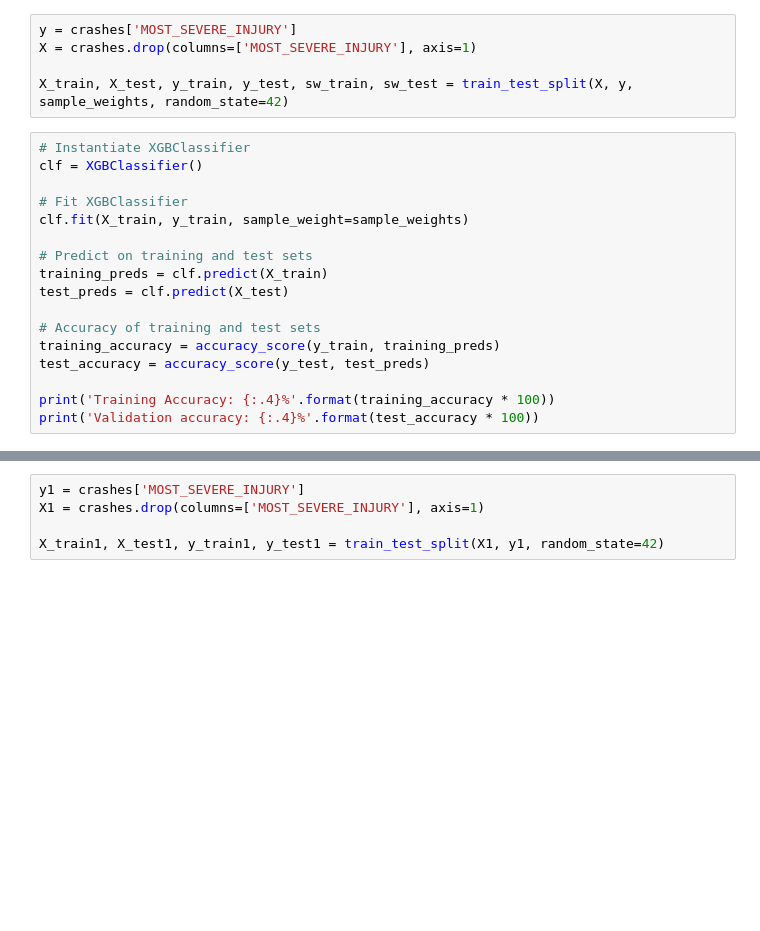
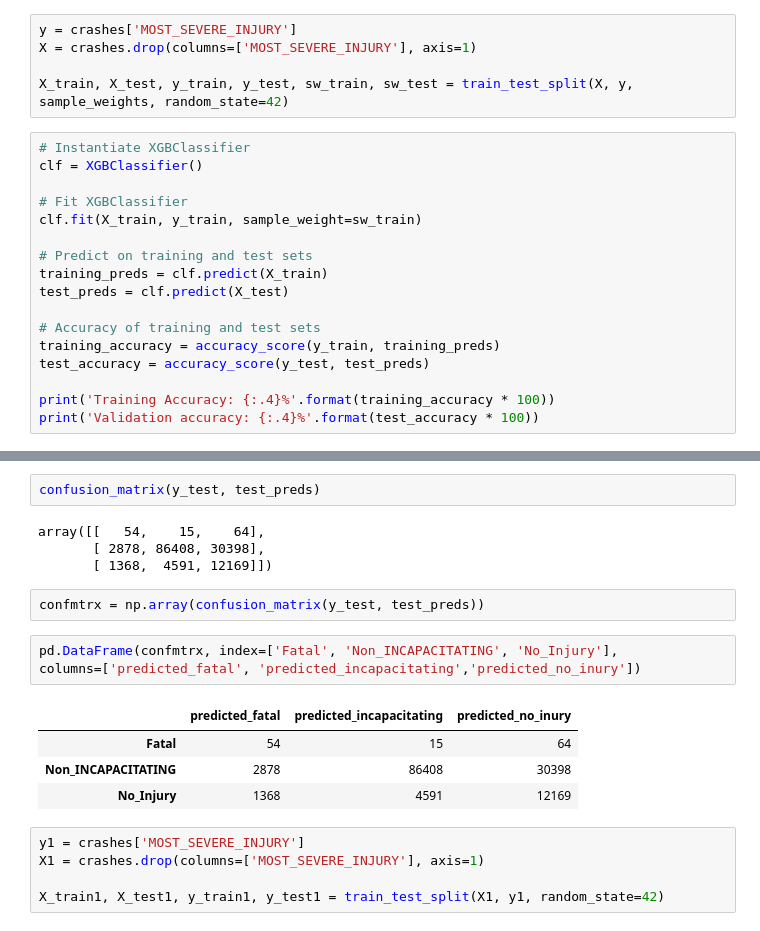
Before and after one commit to alexcasey92/Crash-Severity-Prediction, a Jupyter notebook: technical_notebook.ipynb, the cells around one changed output, grey strips where cells are left out. Saved outputs shown, nothing was run; the diff lists cells and outputs as text; blank space fills up the shorter version.

```diff
--- a/technical_notebook.ipynb
+++ b/technical_notebook.ipynb
@@ -1032,7 +1132,7 @@ X_train, X_test, y_train, y_test, sw_train, sw_test = train_test_split(X, y, sam
 clf = XGBClassifier()
 
 # Fit XGBClassifier
-clf.fit(X_train, y_train, sample_weight=sample_weights)
+clf.fit(X_train, y_train, sample_weight=sw_train)
 
 # Predict on training and test sets
 training_preds = clf.predict(X_train)
@@ -1051,3 +1162,19 @@ plt.show()
+# %%
+confusion_matrix(y_test, test_preds)
+# %% [output]
+array([[   54,    15,    64],
+       [ 2878, 86408, 30398],
+       [ 1368,  4591, 12169]])
+# %%
+confmtrx = np.array(confusion_matrix(y_test, test_preds))
+# %%
+pd.DataFrame(confmtrx, index=['Fatal', 'Non_INCAPACITATING', 'No_Injury'],
+columns=['predicted_fatal', 'predicted_incapacitating','predicted_no_inury'])
+# %% [output]
+|  | predicted_fatal | predicted_incapacitating | predicted_no_inury |
+| Fatal | 54 | 15 | 64 |
+| Non_INCAPACITATING | 2878 | 86408 | 30398 |
+| No_Injury | 1368 | 4591 | 12169 |
 # %%
 y1 = crashes['MOST_SEVERE_INJURY']
 X1 = crashes.drop(columns=['MOST_SEVERE_INJURY'], axis=1)
```
Also changed, not shown: parts of 47 cells of this notebook, 1 other file.
